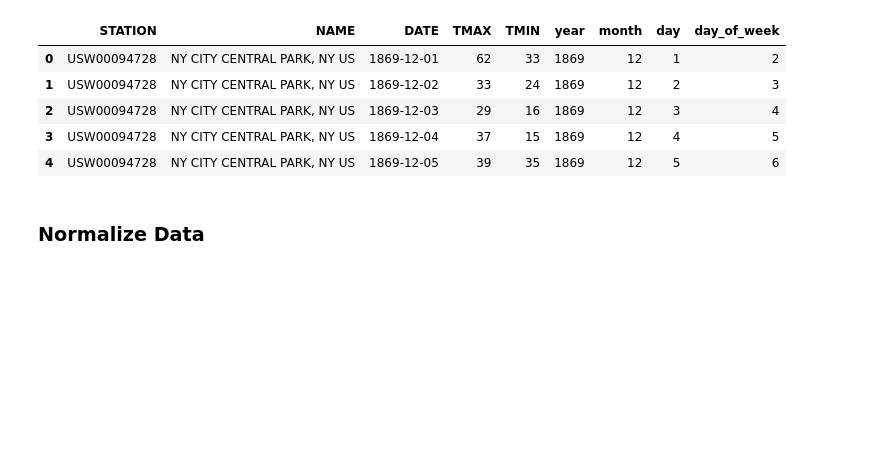
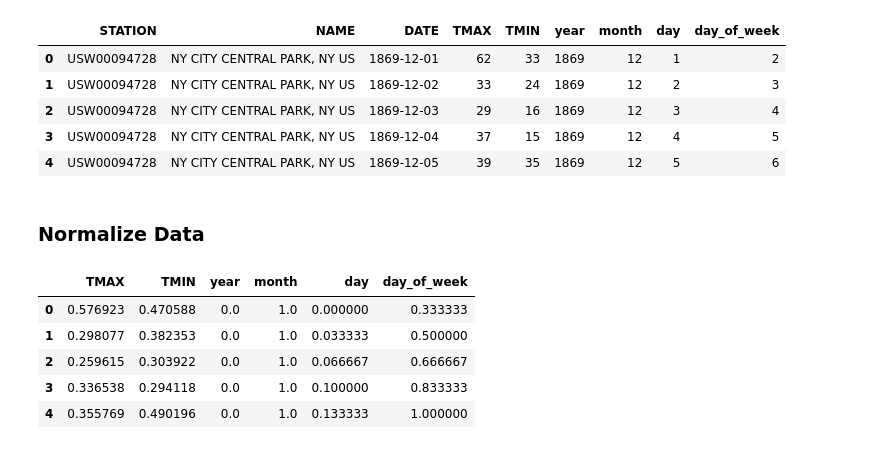
Before and after one commit to djhoyt13/nn_pracite, a Jupyter notebook: RNN_training/nyc_weather_time_series.ipynb, the cells around one changed output. Saved outputs shown, nothing was run; the diff lists cells and outputs as text; code cells hidden in the pictures; blank space fills up the shorter version.

```diff
--- a/RNN_training/nyc_weather_time_series.ipynb
+++ b/RNN_training/nyc_weather_time_series.ipynb
@@ -44,10 +47,17 @@ clean_df.head()
 # %%
 # Select features for the model
 feature_columns = ['TMAX', 'TMIN', 'year', 'month', 'day', 'day_of_week']
 
 # Normalize the features
 scaler = MinMaxScaler()
 scaled_data = scaler.fit_transform(df[feature_columns])
 scaled_df = pd.DataFrame(scaled_data, columns=feature_columns)
 
-print()
+scaled_df.head()
+# %% [output]
+|  | TMAX | TMIN | year | month | day | day_of_week |
+| 0 | 0.576923 | 0.470588 | 0.0 | 1.0 | 0.000000 | 0.333333 |
+| 1 | 0.298077 | 0.382353 | 0.0 | 1.0 | 0.033333 | 0.500000 |
+| 2 | 0.259615 | 0.303922 | 0.0 | 1.0 | 0.066667 | 0.666667 |
+| 3 | 0.336538 | 0.294118 | 0.0 | 1.0 | 0.100000 | 0.833333 |
+| 4 | 0.355769 | 0.490196 | 0.0 | 1.0 | 0.133333 | 1.000000 |
```
Also changed, not shown: parts of 3 cells of this notebook.
